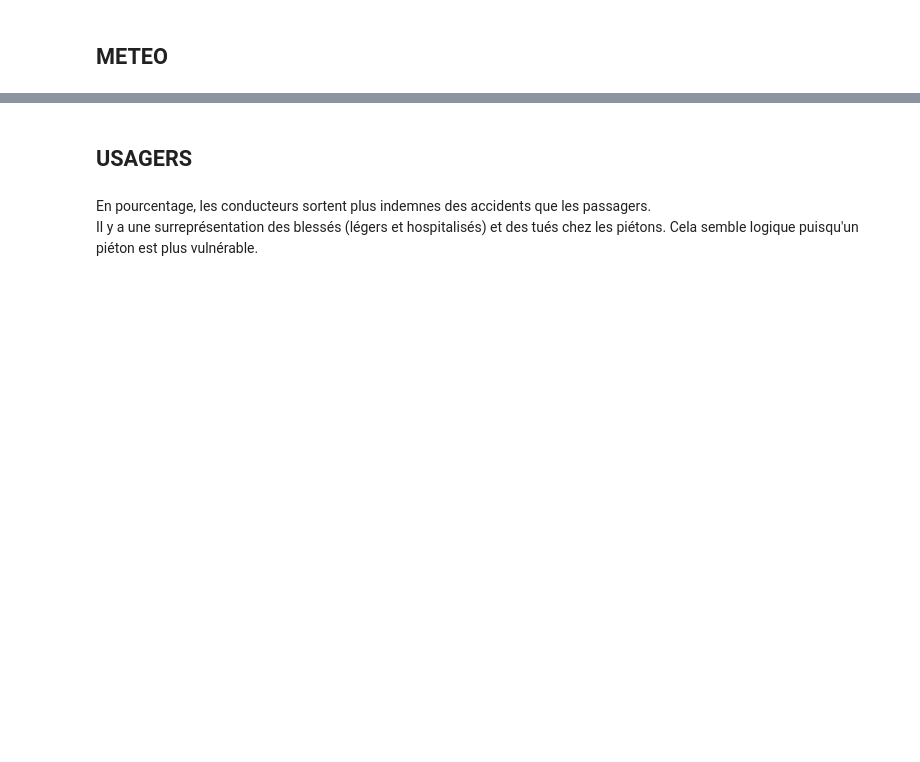
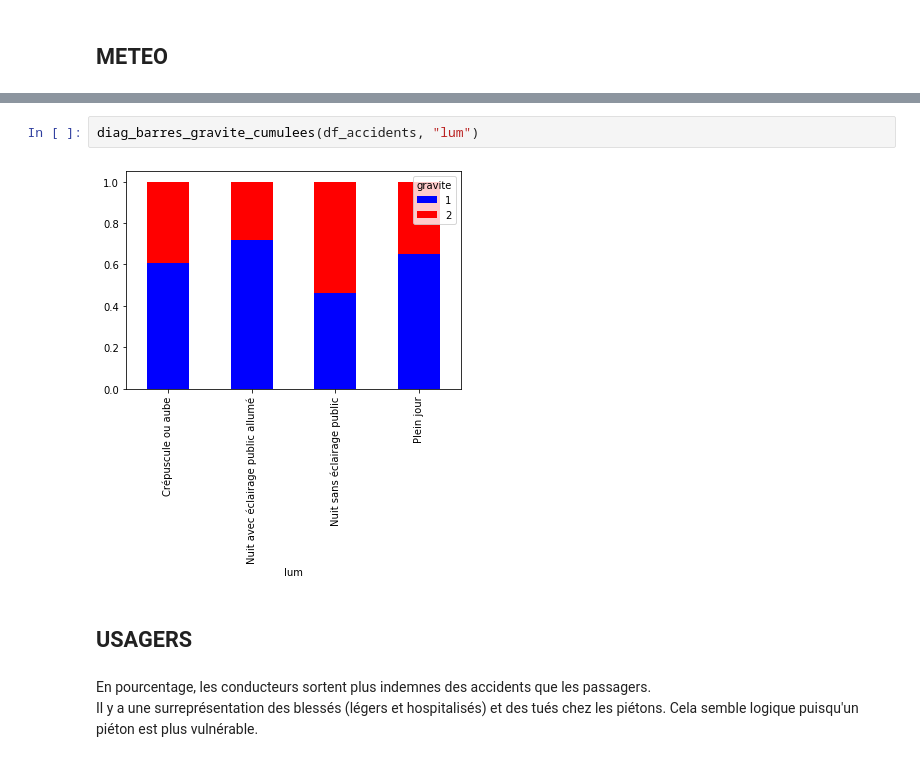
Before and after one commit to Clotilde-23/Accidents-corporels, a Jupyter notebook: Statistiques_descriptives.ipynb, the cells around one changed output, grey strips where cells are left out. Cells and saved outputs as stored; diff of their text form; blank space fills up the shorter version.

```diff
--- a/Statistiques_descriptives.ipynb
+++ b/Statistiques_descriptives.ipynb
@@ -73,3 +96,7 @@ diag_barres_interactif(df_accidents, "surf")
+# %%
+diag_barres_gravite_cumulees(df_accidents, "lum")
+# %% [output]
+[figure, added]
 # %% [markdown]
 ## USAGERS
 # %% [markdown]
```
Also changed, not shown: parts of 11 cells of this notebook.
